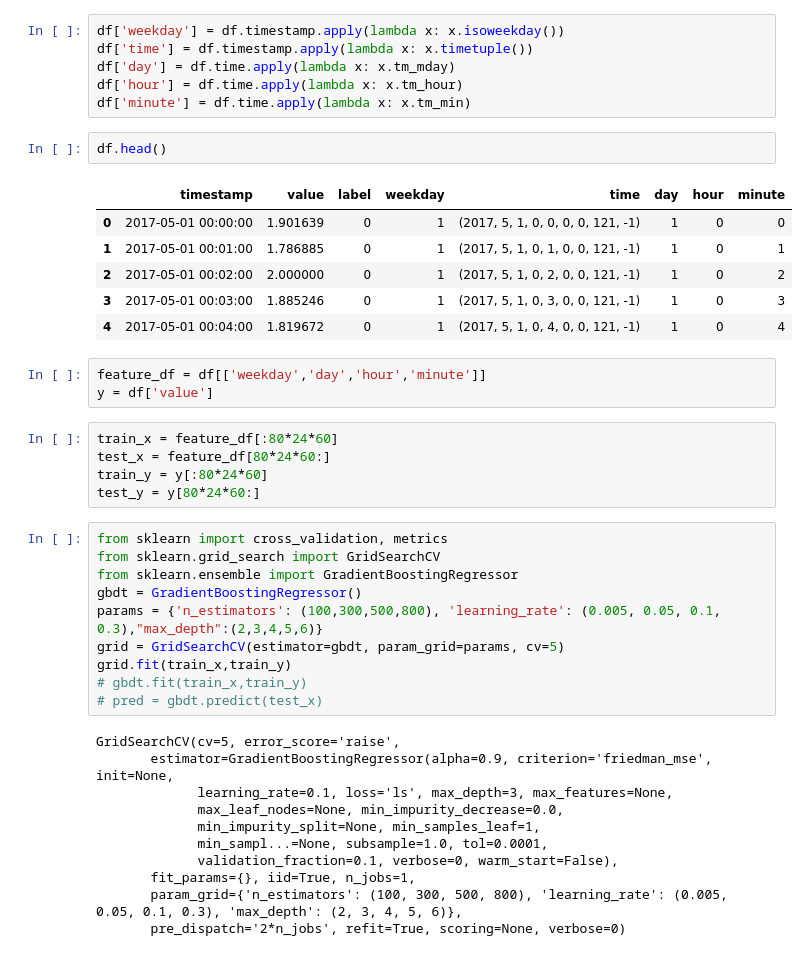
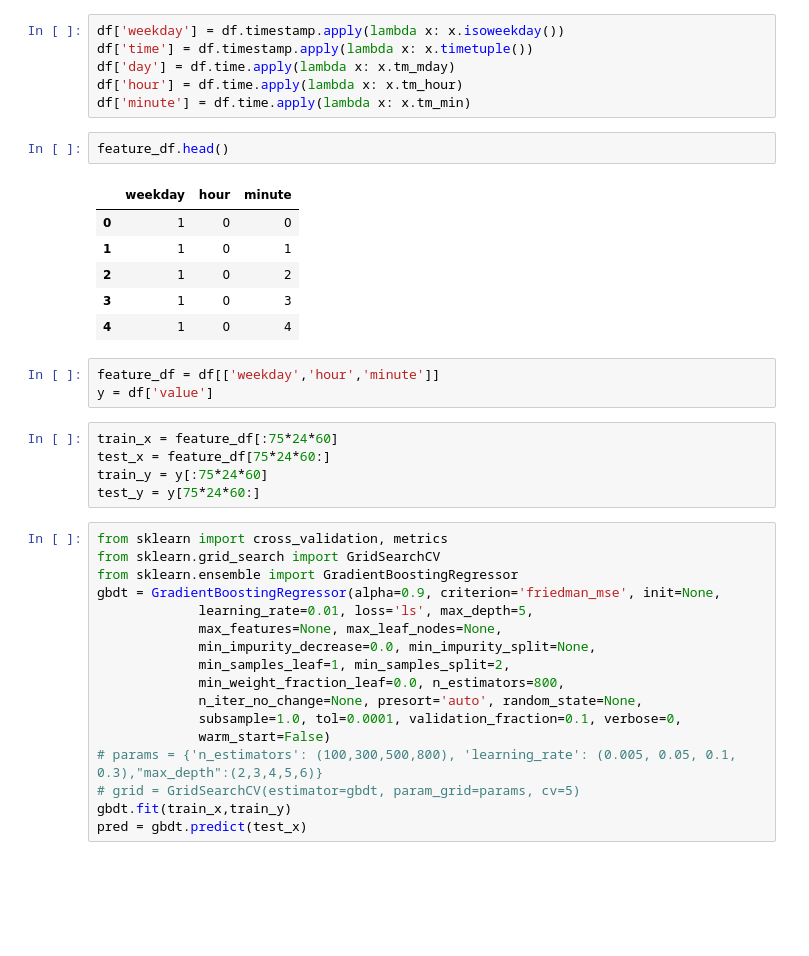
Before and after one commit to zhiyedan/kg234-essay-awifi, a Jupyter notebook: essay/pys/feature_project.ipynb, the cells around one changed output. Drawn from its saved outputs; the diff is of its cells as text; blank space fills up the shorter version.

```diff
--- a/essay/pys/feature_project.ipynb
+++ b/essay/pys/feature_project.ipynb
@@ -17,40 +17,36 @@ df['day'] = df.time.apply(lambda x: x.tm_mday)
 df['hour'] = df.time.apply(lambda x: x.tm_hour)
 df['minute'] = df.time.apply(lambda x: x.tm_min)
 # %%
-df.head()
+feature_df.head()
 # %% [output]
-|  | timestamp | value | label | weekday | time | day | hour | minute |
-| 0 | 2017-05-01 00:00:00 | 1.901639 | 0 | 1 | (2017, 5, 1, 0, 0, 0, 0, 121, -1) | 1 | 0 | 0 |
-| 1 | 2017-05-01 00:01:00 | 1.786885 | 0 | 1 | (2017, 5, 1, 0, 1, 0, 0, 121, -1) | 1 | 0 | 1 |
-| 2 | 2017-05-01 00:02:00 | 2.000000 | 0 | 1 | (2017, 5, 1, 0, 2, 0, 0, 121, -1) | 1 | 0 | 2 |
-| 3 | 2017-05-01 00:03:00 | 1.885246 | 0 | 1 | (2017, 5, 1, 0, 3, 0, 0, 121, -1) | 1 | 0 | 3 |
-| 4 | 2017-05-01 00:04:00 | 1.819672 | 0 | 1 | (2017, 5, 1, 0, 4, 0, 0, 121, -1) | 1 | 0 | 4 |
+|  | weekday | hour | minute |
+| 0 | 1 | 0 | 0 |
+| 1 | 1 | 0 | 1 |
+| 2 | 1 | 0 | 2 |
+| 3 | 1 | 0 | 3 |
+| 4 | 1 | 0 | 4 |
 # %%
-feature_df = df[['weekday','day','hour','minute']]
+feature_df = df[['weekday','hour','minute']]
 y = df['value']
 # %%
-train_x = feature_df[:80*24*60]
-test_x = feature_df[80*24*60:]
-train_y = y[:80*24*60]
-test_y = y[80*24*60:]
+train_x = feature_df[:75*24*60]
+test_x = feature_df[75*24*60:]
+train_y = y[:75*24*60]
+test_y = y[75*24*60:]
 # %%
 from sklearn import cross_validation, metrics
 from sklearn.grid_search import GridSearchCV
 from sklearn.ensemble import GradientBoostingRegressor
-gbdt = GradientBoostingRegressor()
-params = {'n_estimators': (100,300,500,800), 'learning_rate': (0.005, 0.05, 0.1, 0.3),"max_depth":(2,3,4,5,6)}
-grid = GridSearchCV(estimator=gbdt, param_grid=params, cv=5)
-grid.fit(train_x,train_y)
-# gbdt.fit(train_x,train_y)
-# pred = gbdt.predict(test_x)
+gbdt = GradientBoostingRegressor(alpha=0.9, criterion='friedman_mse', init=None,
+             learning_rate=0.01, loss='ls', max_depth=5,
+             max_features=None, max_leaf_nodes=None,
+             min_impurity_decrease=0.0, min_impurity_split=None,
+             min_samples_leaf=1, min_samples_split=2,
+             min_weight_fraction_leaf=0.0, n_estimators=800,
+             n_iter_no_change=None, presort='auto', random_state=None,
+             subsample=1.0, tol=0.0001, validation_fraction=0.1, verbose=0,
+             warm_start=False)
+# params = {'n_estimators': (100,300,500,800), 'learning_rate': (0.005, 0.05, 0.1, 0.3),"max_depth":(2,3,4,5,6)}
+# grid = GridSearchCV(estimator=gbdt, param_grid=params, cv=5)
+gbdt.fit(train_x,train_y)
+pred = gbdt.predict(test_x)
-# %% [output]
-GridSearchCV(cv=5, error_score='raise',
-       estimator=GradientBoostingRegressor(alpha=0.9, criterion='friedman_mse', init=None,
-             learning_rate=0.1, loss='ls', max_depth=3, max_features=None,
-             max_leaf_nodes=None, min_impurity_decrease=0.0,
-             min_impurity_split=None, min_samples_leaf=1,
-             min_sampl...=None, subsample=1.0, tol=0.0001,
-             validation_fraction=0.1, verbose=0, warm_start=False),
-       fit_params={}, iid=True, n_jobs=1,
-       param_grid={'n_estimators': (100, 300, 500, 800), 'learning_rate': (0.005, 0.05, 0.1, 0.3), 'max_depth': (2, 3, 4, 5, 6)},
-       pre_dispatch='2*n_jobs', refit=True, scoring=None, verbose=0)
```
Also changed, not shown: parts of 3 cells of this notebook, 3 other files.
